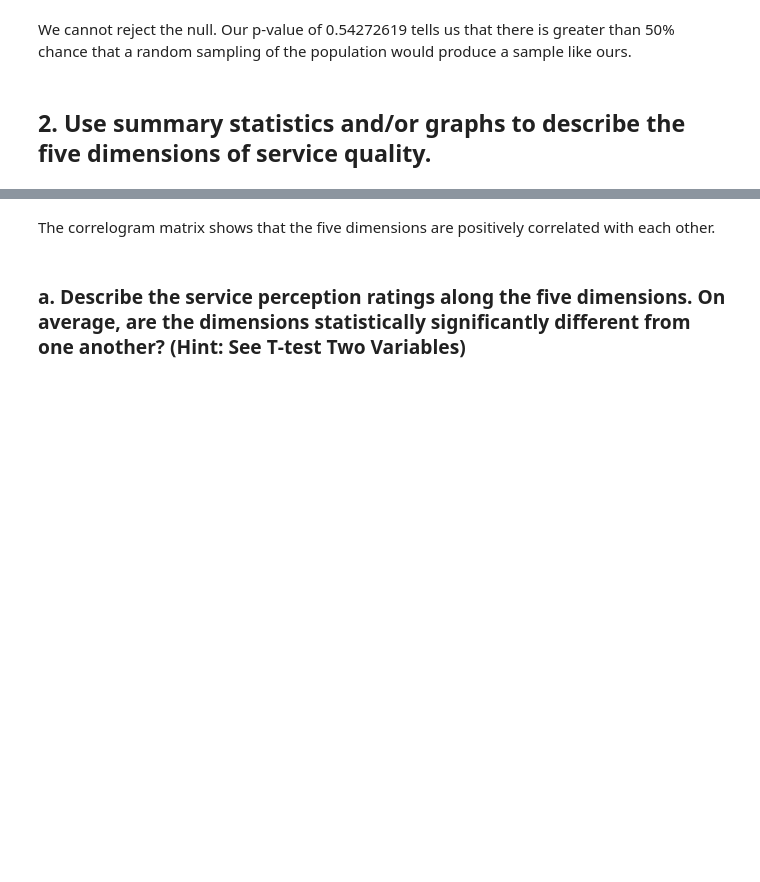
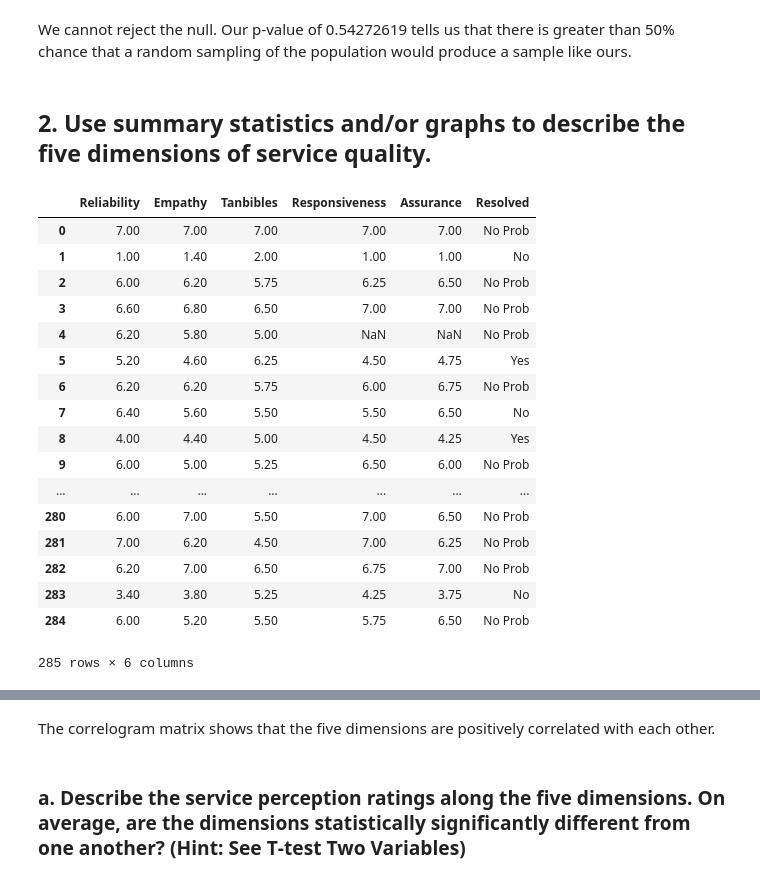
Before and after one commit to ktkuwahara/sharing-repository, a Jupyter notebook: National Insurance-Copy2.ipynb, the cells around one changed output, grey strips where cells are left out. Saved outputs shown, nothing was run; the diff lists cells and outputs as text; code cells hidden in the pictures; blank space fills up the shorter version.

```diff
--- a/National Insurance-Copy2.ipynb
+++ b/National Insurance-Copy2.ipynb
@@ -160,8 +160,30 @@ We cannot reject the null. Our p-value of 0.54272619 tells us that there is grea
 ## 2. Use summary statistics and/or graphs to describe the five dimensions of service quality.
 # %%
 # Create a smaller dataframe with the dimension averages and length of use
-df_b = df[["reliavrg", "empavrg", "tangavrg", "respavrg", "assuravg", "use"]].copy()
+df_b = df[["reliavrg", "empavrg", "tangavrg", "respavrg", "assuravg", "resolve"]].copy()
 # Rename the column headers for readability
-df_b.columns = ["Reliability", "Empathy", "Tanbibles", "Responsiveness", "Assurance", "Length of Service"]
+df_b.columns = ["Reliability", "Empathy", "Tanbibles", "Responsiveness", "Assurance", "Resolved"]
+# Change the NaN in "Resolved" to the string "No Problems"
+df_b["Resolved"].replace(np.nan, 'No Prob', regex=True, inplace = True)
+df_b
+# %% [output]
+|  | Reliability | Empathy | Tanbibles | Responsiveness | Assurance | Resolved |
+| 0 | 7.00 | 7.00 | 7.00 | 7.00 | 7.00 | No Prob |
+| 1 | 1.00 | 1.40 | 2.00 | 1.00 | 1.00 | No |
+| 2 | 6.00 | 6.20 | 5.75 | 6.25 | 6.50 | No Prob |
+| 3 | 6.60 | 6.80 | 6.50 | 7.00 | 7.00 | No Prob |
+| 4 | 6.20 | 5.80 | 5.00 | NaN | NaN | No Prob |
+| 5 | 5.20 | 4.60 | 6.25 | 4.50 | 4.75 | Yes |
+| 6 | 6.20 | 6.20 | 5.75 | 6.00 | 6.75 | No Prob |
+| 7 | 6.40 | 5.60 | 5.50 | 5.50 | 6.50 | No |
+| 8 | 4.00 | 4.40 | 5.00 | 4.50 | 4.25 | Yes |
+| 9 | 6.00 | 5.00 | 5.25 | 6.50 | 6.00 | No Prob |
+| ... | ... | ... | ... | ... | ... | ... |
+| 280 | 6.00 | 7.00 | 5.50 | 7.00 | 6.50 | No Prob |
+| 281 | 7.00 | 6.20 | 4.50 | 7.00 | 6.25 | No Prob |
+| 282 | 6.20 | 7.00 | 6.50 | 6.75 | 7.00 | No Prob |
+| 283 | 3.40 | 3.80 | 5.25 | 4.25 | 3.75 | No |
+| 284 | 6.00 | 5.20 | 5.50 | 5.75 | 6.50 | No Prob |
+285 rows × 6 columns
 # %%
 # Setting the color aesthetic for the plot
```
Also changed, not shown: parts of 9 cells of this notebook.
